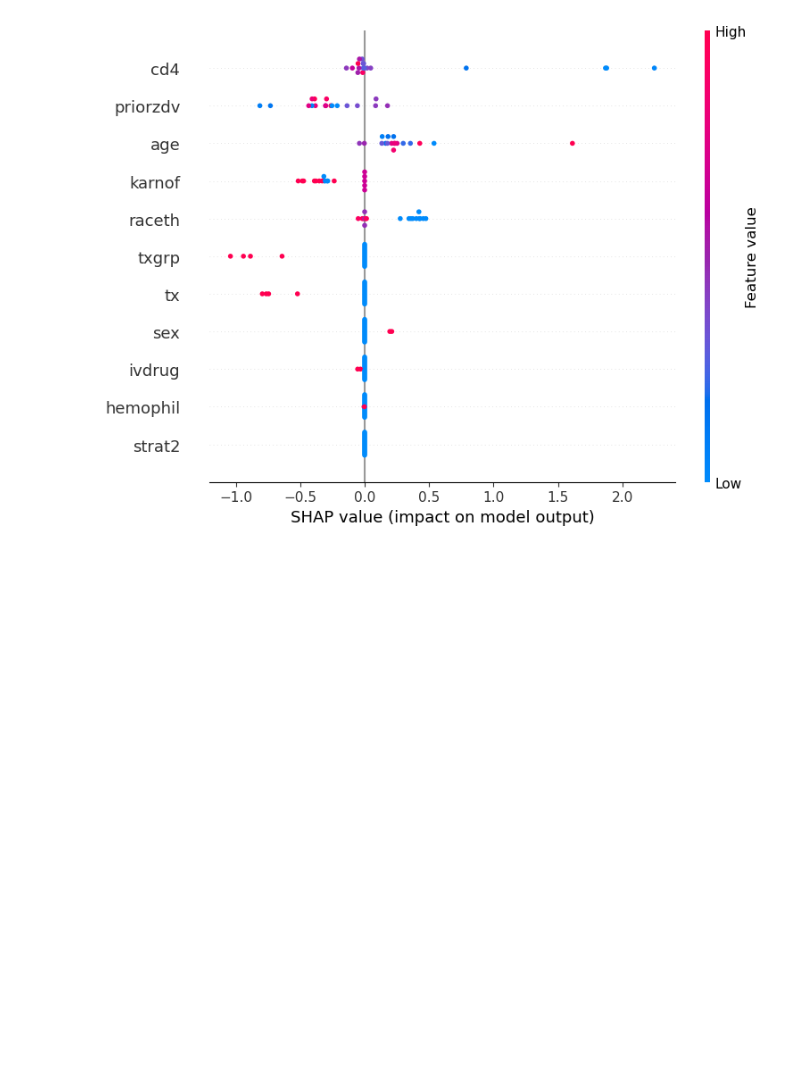
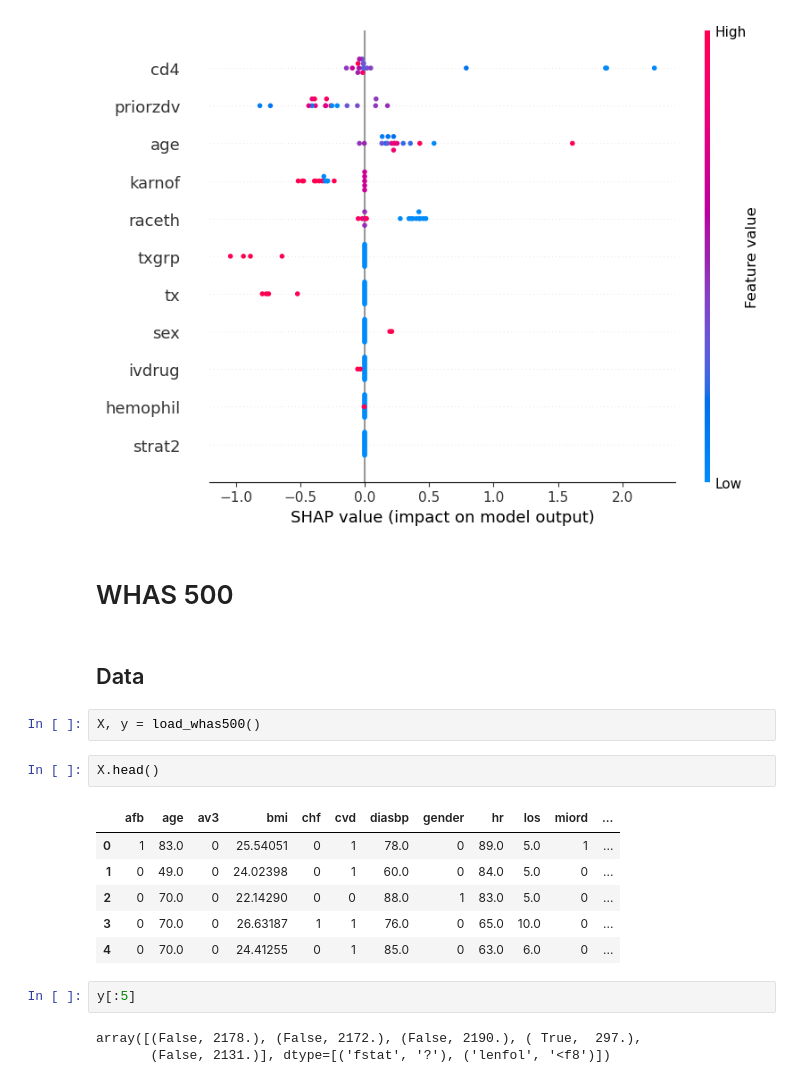
Before and after one commit to dmachlanski/ssp25-feature-attributions, a Jupyter notebook: eda.ipynb, the cells around one changed output. Drawn from its saved outputs; the diff is of its cells as text; blank space fills up the shorter version.

```diff
--- a/eda.ipynb
+++ b/eda.ipynb
@@ -250,3 +250,23 @@ shap_vals = ex.shap_values(X_test[sel_mask])
 shap.summary_plot(shap_vals, X_test[sel_mask])
 # %% [output]
 [figure]
+# %% [markdown]
+# WHAS 500
+# %% [markdown]
+## Data
+# %%
+X, y = load_whas500()
+# %%
+X.head()
+# %% [output]
+|  | afb | age | av3 | bmi | chf | cvd | diasbp | gender | hr | los | miord | ... |
+| 0 | 1 | 83.0 | 0 | 25.54051 | 0 | 1 | 78.0 | 0 | 89.0 | 5.0 | 1 | ... |
+| 1 | 0 | 49.0 | 0 | 24.02398 | 0 | 1 | 60.0 | 0 | 84.0 | 5.0 | 0 | ... |
+| 2 | 0 | 70.0 | 0 | 22.14290 | 0 | 0 | 88.0 | 1 | 83.0 | 5.0 | 0 | ... |
+| 3 | 0 | 70.0 | 0 | 26.63187 | 1 | 1 | 76.0 | 0 | 65.0 | 10.0 | 0 | ... |
+| 4 | 0 | 70.0 | 0 | 24.41255 | 0 | 1 | 85.0 | 0 | 63.0 | 6.0 | 0 | ... |
+# %%
+y[:5]
+# %% [output]
+array([(False, 2178.), (False, 2172.), (False, 2190.), ( True,  297.),
+       (False, 2131.)], dtype=[('fstat', '?'), ('lenfol', '<f8')])
```
Also changed, not shown: parts of 20 cells of this notebook.
